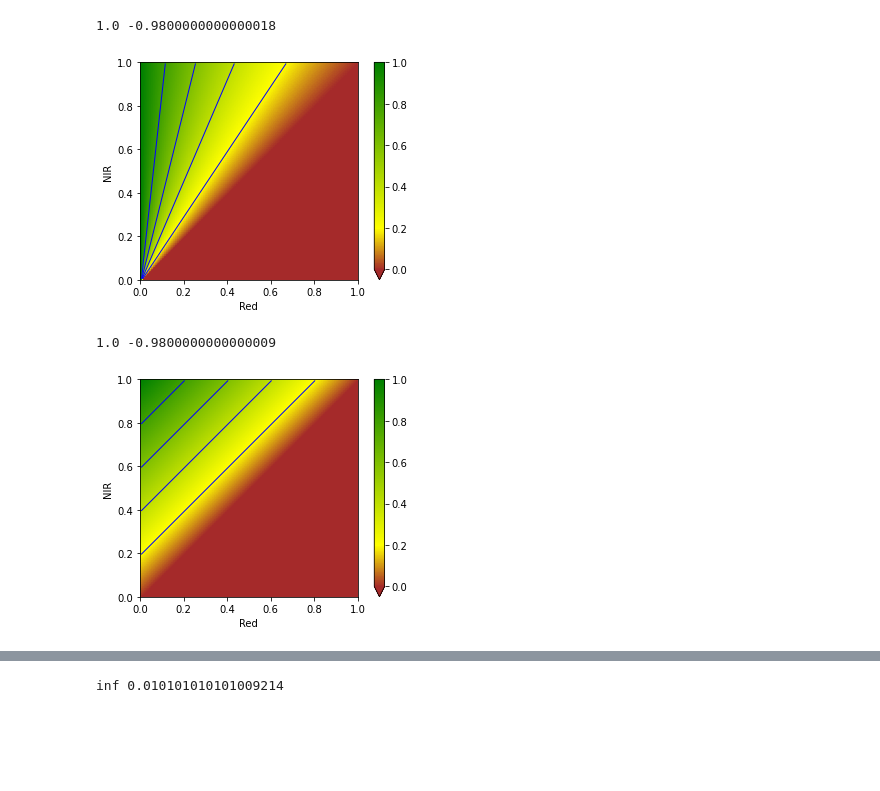
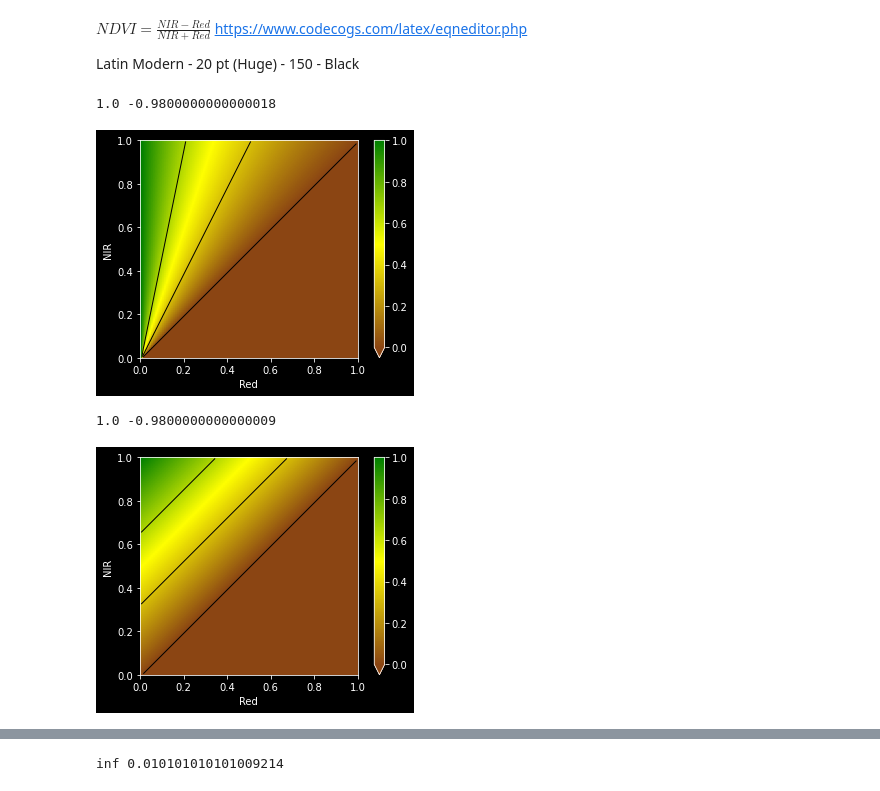
Before and after one commit to prl900/rs_slides, a Jupyter notebook: ndvi.ipynb, the cells around one changed output, grey strips where cells are left out. Cells and saved outputs as stored; diff of their text form; code cells hidden in the pictures; blank space fills up the shorter version.

```diff
--- a/ndvi.ipynb
+++ b/ndvi.ipynb
@@ -1,40 +1,45 @@
+# %% [markdown]
+$NDVI = \frac{NIR - Red}{NIR + Red}$
+https://www.codecogs.com/latex/eqneditor.php
+
+Latin Modern - 20 pt (Huge) - 150 - Black
 # %%
 %matplotlib inline
 
 import numpy as np
 from matplotlib import pyplot as plt
 from matplotlib.colors import LinearSegmentedColormap
 
-thresh = 0.2
-nodes = [0, thresh, 1.0]
-colors = ["brown", "yellow", "green"]
-cmap = LinearSegmentedColormap.from_list("", list(zip(nodes, colors)))
-cmap.set_under("brown")
+plt.style.use('dark_background')
+
+colors = ["saddlebrown", "yellow", "green"]
+cmap = LinearSegmentedColormap.from_list("", colors)
+cmap.set_under("saddlebrown")
 
 red = np.tile(np.arange(0,1,0.01),(100,1))
 nir = np.tile(np.arange(1,0,-0.01),(100,1)).T
 
 ndvi = ((nir-red)/(nir+red))
 print(ndvi.max(), ndvi.min())
 
 fig, ax = plt.subplots()
 im = ax.imshow(ndvi, cmap=cmap, vmin=0, vmax=1, extent=[0,1,0,1])
 fig.colorbar(im, extend="min")
-ax.contour(ndvi, levels=[0.2,0.4,0.6,0.8], extent=[0,1,1,0], origin='lower', colors='b', linewidths=1)
+ax.contour(ndvi, levels=[0.,0.33,0.66], extent=[0,1,1,0], origin='lower', colors='black', linewidths=1)
 plt.xlabel('Red')
 plt.ylabel('NIR')
 
 plt.show()
 # %% [output]
 1.0 -0.9800000000000018
-[figure, old version]
+[figure, new version]
 # %%
 ndvi = (nir-red)
 print(ndvi.max(), ndvi.min())
 
 fig, ax = plt.subplots()
 im = ax.imshow(ndvi, cmap=cmap, vmin=0, vmax=1, extent=[0,1,0,1])
-ax.contour(ndvi, levels=[0.2,0.4,0.6,0.8], extent=[0,1,1,0], origin='lower', colors='b', linewidths=1)
+ax.contour(ndvi, levels=[0.,0.33,0.66,1.0], extent=[0,1,1,0], origin='lower', colors='black', linewidths=1)
 fig.colorbar(im, extend="min")
 plt.xlabel('Red')
 plt.ylabel('NIR')
@@ -42,7 +47,7 @@ plt.ylabel('NIR')
 plt.show()
 # %% [output]
 1.0 -0.9800000000000009
-[figure, old version]
+[figure, new version]
 # %%
 ndvi = (nir/red)-1
 print(ndvi.max(), ndvi.min())
```
Also changed, not shown: parts of 1 cell of this notebook.
